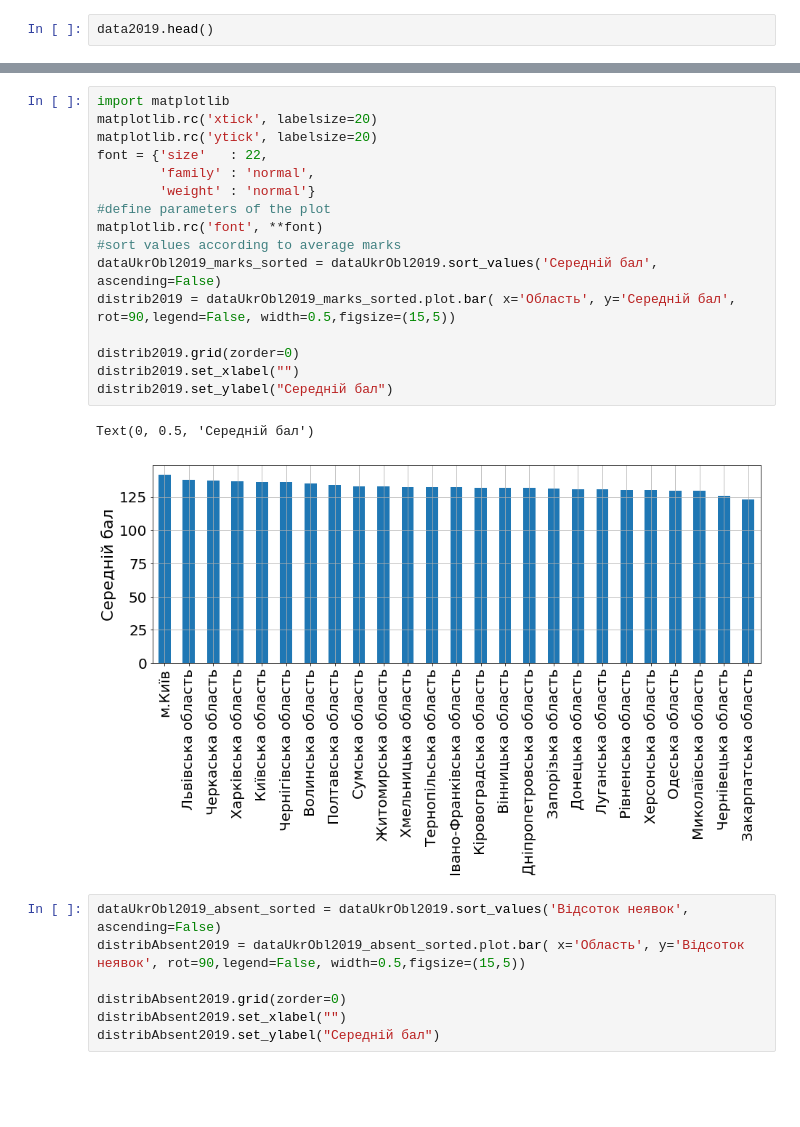
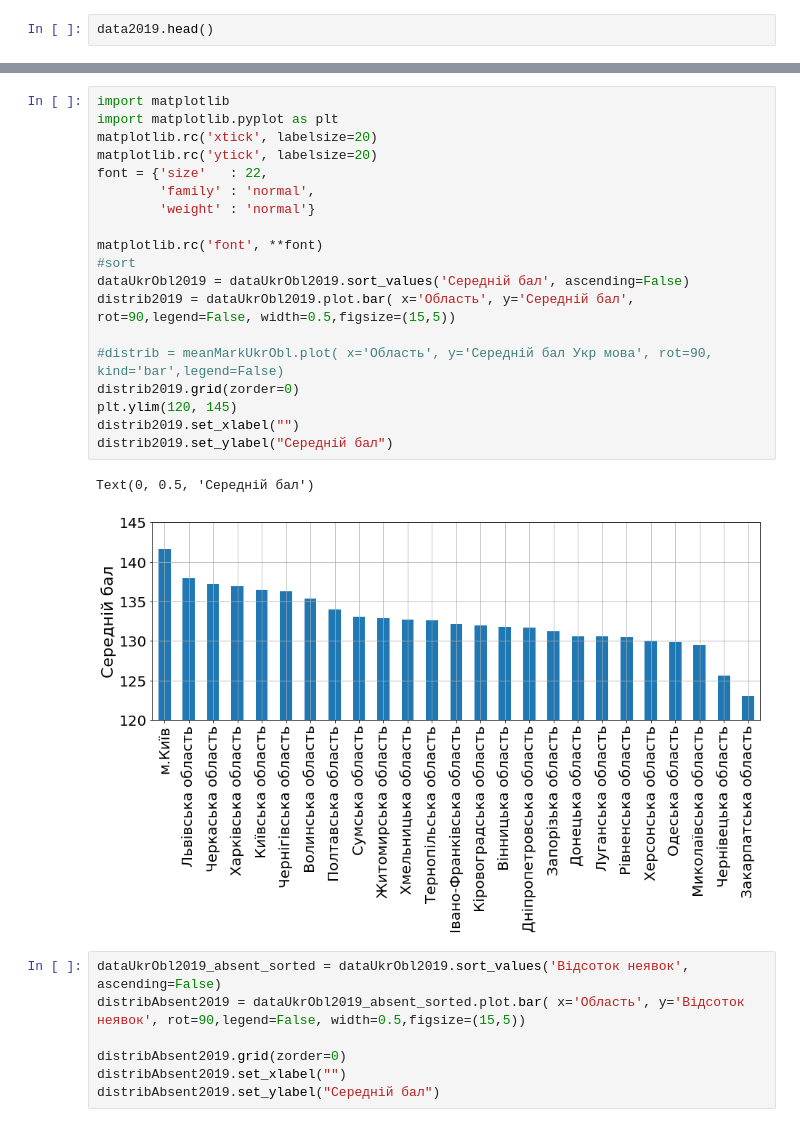
Before and after one commit to alzdor/mashine_learning, a Jupyter notebook: projectZNO_final.ipynb, the cells around one changed output, grey strips where cells are left out. Cells and saved outputs as stored; diff of their text form; blank space fills up the shorter version.

```diff
--- a/projectZNO_final.ipynb
+++ b/projectZNO_final.ipynb
@@ -78,23 +81,26 @@ See the caveats in the documentation: http://pandas.pydata.org/pandas-docs/stabl
 | 24 | Чернівецька область | 125.643764 | 2.115813 |
 # %%
 import matplotlib
+import matplotlib.pyplot as plt
 matplotlib.rc('xtick', labelsize=20)
 matplotlib.rc('ytick', labelsize=20)
 font = {'size'   : 22,
         'family' : 'normal',
         'weight' : 'normal'}
-#define parameters of the plot
+
 matplotlib.rc('font', **font)
-#sort values according to average marks
-dataUkrObl2019_marks_sorted = dataUkrObl2019.sort_values('Середній бал', ascending=False)
-distrib2019 = dataUkrObl2019_marks_sorted.plot.bar( x='Область', y='Середній бал', rot=90,legend=False, width=0.5,figsize=(15,5))
+#sort
+dataUkrObl2019 = dataUkrObl2019.sort_values('Середній бал', ascending=False)
+distrib2019 = dataUkrObl2019.plot.bar( x='Область', y='Середній бал', rot=90,legend=False, width=0.5,figsize=(15,5))
 
+#distrib = meanMarkUkrObl.plot( x='Область', y='Середній бал Укр мова', rot=90, kind='bar',legend=False)
 distrib2019.grid(zorder=0)
+plt.ylim(120, 145)
 distrib2019.set_xlabel("")
 distrib2019.set_ylabel("Середній бал")
 # %% [output]
 Text(0, 0.5, 'Середній бал')
-[figure, old version]
+[figure, new version]
 # %%
 dataUkrObl2019_absent_sorted = dataUkrObl2019.sort_values('Відсоток неявок', ascending=False)
 distribAbsent2019 = dataUkrObl2019_absent_sorted.plot.bar( x='Область', y='Відсоток неявок', rot=90,legend=False, width=0.5,figsize=(15,5))
```
Also changed, not shown: parts of 3 cells of this notebook.
